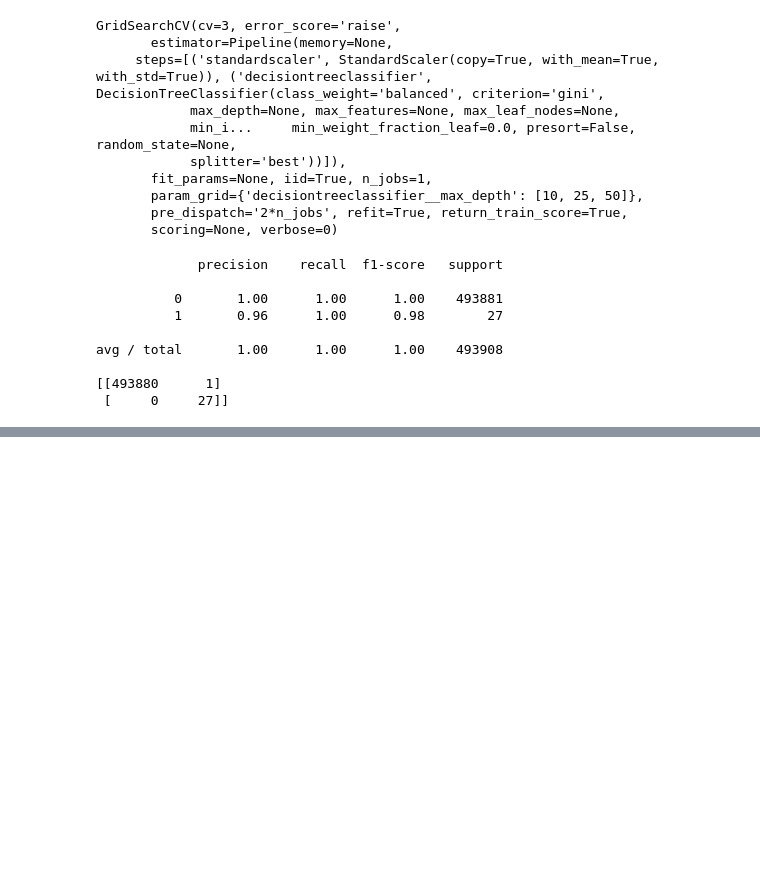
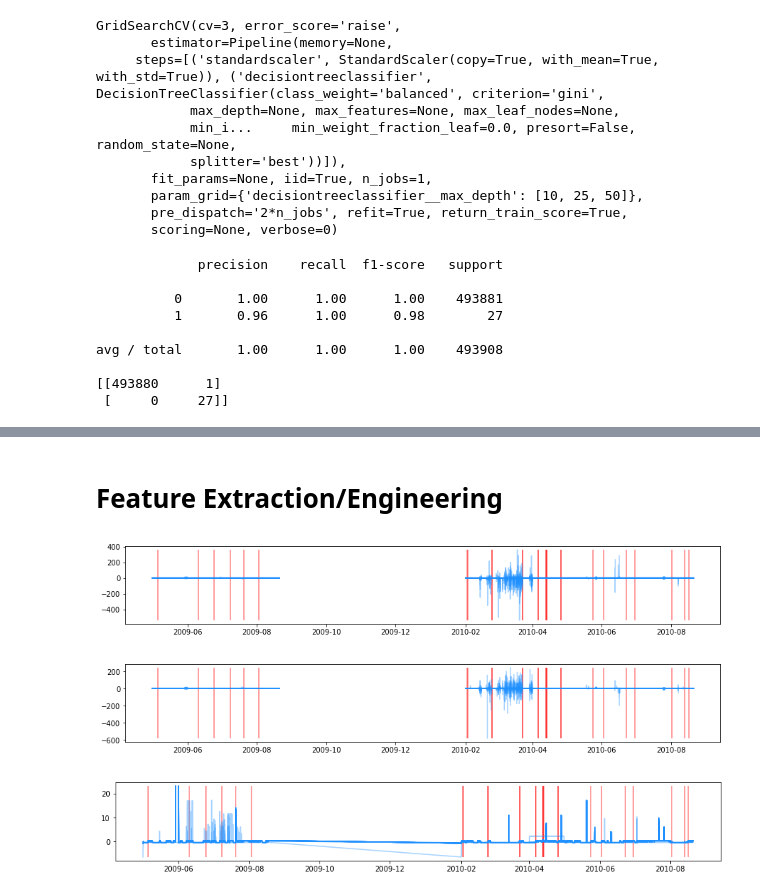
Before and after one commit to rtbs-dev/phm-feature-maker, a Jupyter notebook: sandbox.ipynb, the cells around one changed output, grey strips where cells are left out. Drawn from its saved outputs; the diff is of its cells as text; code cells hidden in the pictures; blank space fills up the shorter version.

Commit message:
testing kurtosis, skew, rms

```diff
--- a/sandbox.ipynb
+++ b/sandbox.ipynb
@@ -203 +203,29 @@ pd.DataFrame(clf_dt.cv_results_).T
 | std_train_score | 0.00281512 | 0.00137252 | 4.29497e-06 |
+# %% [markdown]
+# Feature Extraction/Engineering
+# %%
+r = ((df-df.mean())/df.std()).sort_index().rolling('6h')  # 6hr rolling window (after scaling)
+
+## Kurtosis ##
+no_outl = lambda s: s[~((s-s.mean()).abs()>3*s.std())]   # naive global outlier removal
+def silly_prep(r):
+    pl = r.loc[:,'T_1':]  # all the T_x sensors
+    pl = no_outl(pl)
+    pl = (pl-pl.mean())/pl.std()
+
+    plt.figure(figsize=(15, 2))
+    plt.plot(pl, color='dodgerblue', alpha=.4);  # where is the kurtosis "happening"?
+    plt.vlines(df[df.target==1].index, pl.min().min(), pl.max().max(), alpha=.5, color='r')
+silly_prep(r.kurt())
+# %% [output]
+[figure, added]
+# %%
+## Skew ##
+silly_prep(r.skew())
+# %% [output]
+[figure, added]
+# %%
+## RMS ##
+silly_prep(r.apply(lambda x: np.sqrt((x**2).sum())))
+# %% [output]
+[figure, added]
```
Also changed, not shown: parts of 2 cells of this notebook.
